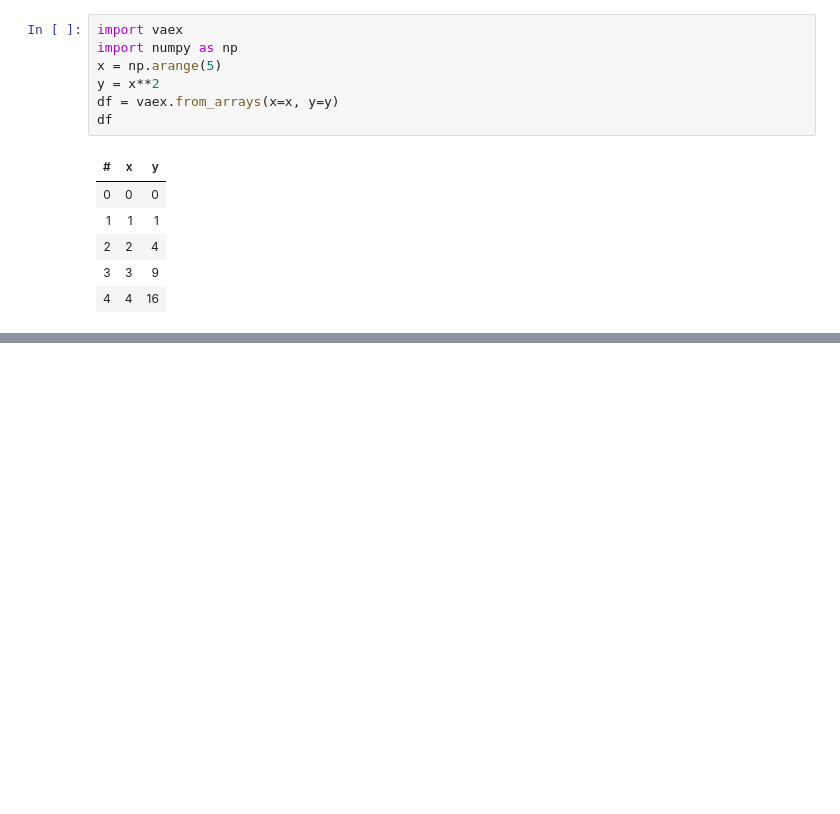
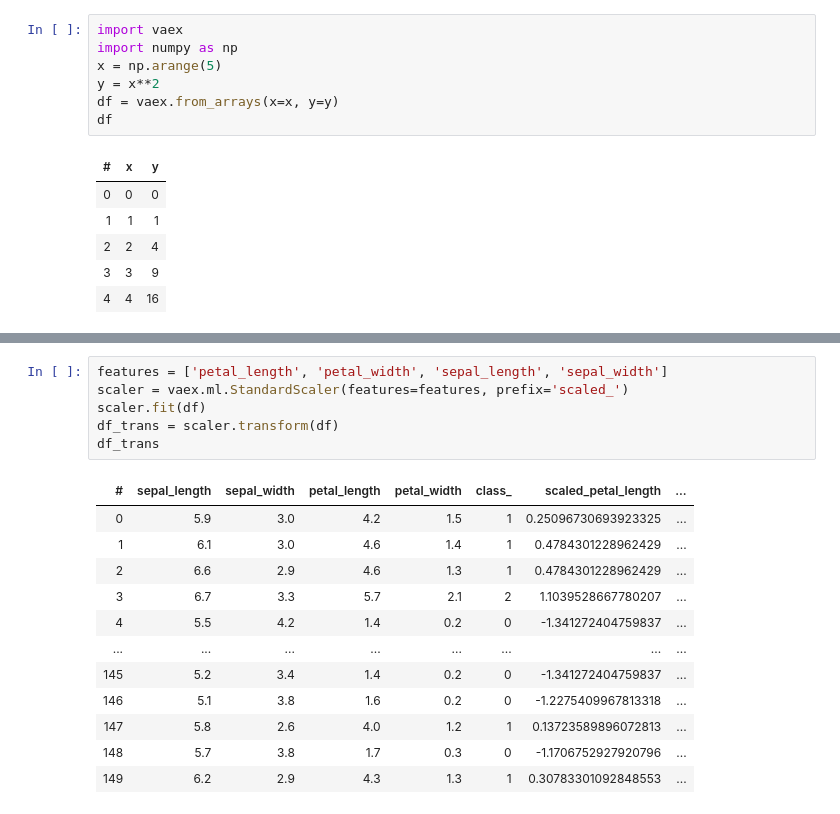
Before and after one commit to enliktjioe/30daysofdatascience, a Jupyter notebook: week1_beyond_pandas/day1_vaex.ipynb, the cells around one changed output, grey strips where cells are left out. Saved outputs shown, nothing was run; the diff lists cells and outputs as text; blank space fills up the shorter version.

```diff
--- a/week1_beyond_pandas/day1_vaex.ipynb
+++ b/week1_beyond_pandas/day1_vaex.ipynb
@@ -61,0 +162,19 @@ df
+# %%
+features = ['petal_length', 'petal_width', 'sepal_length', 'sepal_width']
+scaler = vaex.ml.StandardScaler(features=features, prefix='scaled_')
+scaler.fit(df)
+df_trans = scaler.transform(df)
+df_trans
+# %% [output]
+| # | sepal_length | sepal_width | petal_length | petal_width | class_ | scaled_petal_length | ... |
+| 0 | 5.9 | 3.0 | 4.2 | 1.5 | 1 | 0.25096730693923325 | ... |
+| 1 | 6.1 | 3.0 | 4.6 | 1.4 | 1 | 0.4784301228962429 | ... |
+| 2 | 6.6 | 2.9 | 4.6 | 1.3 | 1 | 0.4784301228962429 | ... |
+| 3 | 6.7 | 3.3 | 5.7 | 2.1 | 2 | 1.1039528667780207 | ... |
+| 4 | 5.5 | 4.2 | 1.4 | 0.2 | 0 | -1.341272404759837 | ... |
+| ... | ... | ... | ... | ... | ... | ... | ... |
+| 145 | 5.2 | 3.4 | 1.4 | 0.2 | 0 | -1.341272404759837 | ... |
+| 146 | 5.1 | 3.8 | 1.6 | 0.2 | 0 | -1.2275409967813318 | ... |
+| 147 | 5.8 | 2.6 | 4.0 | 1.2 | 1 | 0.13723589896072813 | ... |
+| 148 | 5.7 | 3.8 | 1.7 | 0.3 | 0 | -1.1706752927920796 | ... |
+| 149 | 6.2 | 2.9 | 4.3 | 1.3 | 1 | 0.30783301092848553 | ... |
```
Also changed, not shown: parts of 30 cells of this notebook, 1 other file.
